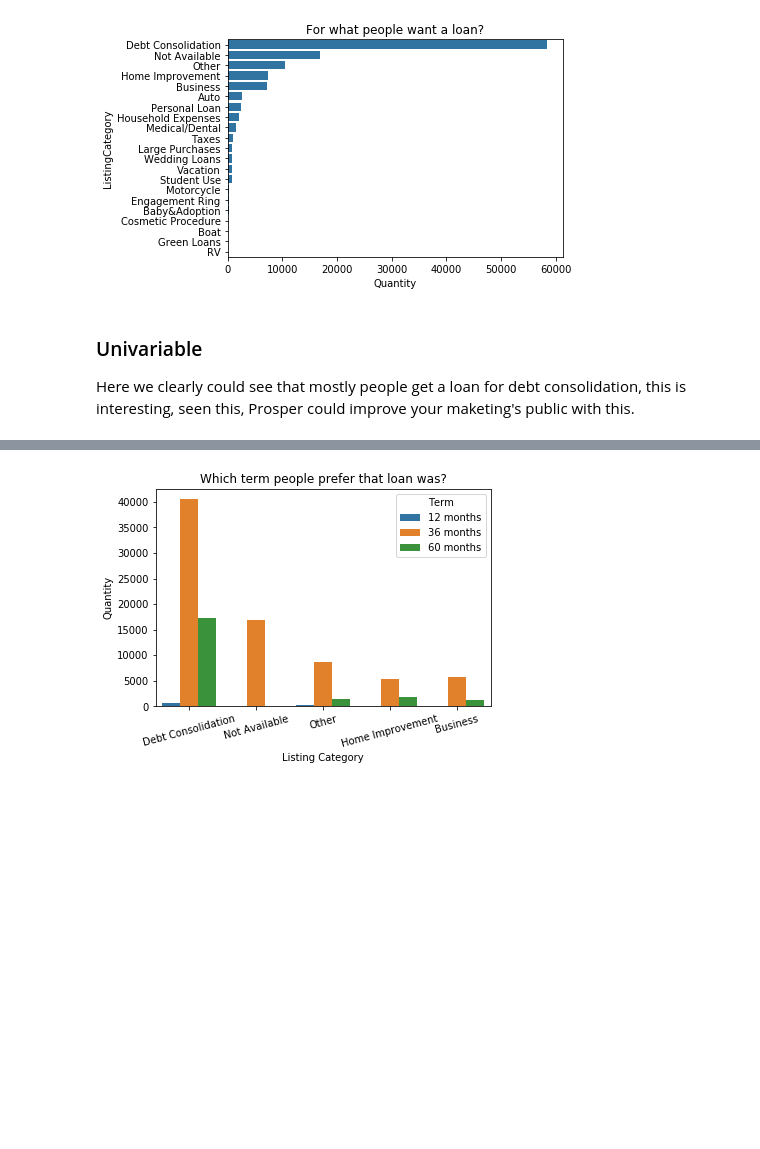
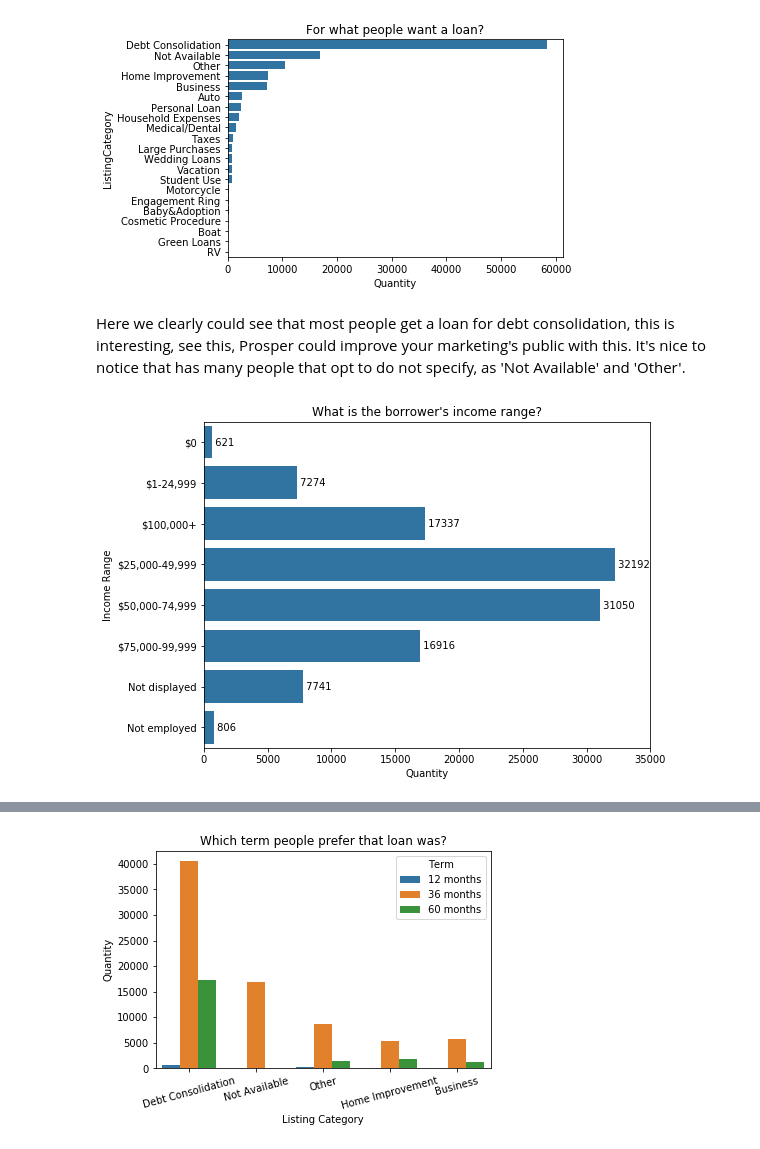
Before and after one commit to Phomint/Udacity_DataAnalysis, a Jupyter notebook: Projects/Project_5/exploration_template.ipynb, the cells around one changed output, grey strips where cells are left out. Cells and saved outputs as stored; diff of their text form; code cells hidden in the pictures; blank space fills up the shorter version.

```diff
--- a/Projects/Project_5/exploration_template.ipynb
+++ b/Projects/Project_5/exploration_template.ipynb
@@ -81,5 +81,23 @@ plt.title('For what people want a loan?');
 # %% [output]
 [figure]
 # %% [markdown]
-### Univariable
-Here we clearly could see that mostly people get a loan for debt consolidation, this is interesting, seen this, Prosper could improve your maketing's public with this.
+Here we clearly could see that most people get a loan for debt consolidation, this is interesting, see this, Prosper could improve your marketing's public with this. It's nice to notice that has many people that opt to do not specify, as 'Not Available' and 'Other'.
+# %%
+income_counts = df['IncomeRange'].value_counts()
+
+plt.figure(figsize=(8,6))
+sb.countplot(data=df, y='IncomeRange',color=color, order=income_counts.sort_index().index)
+
+dist = income_counts.sort_index()
+locs, labels = plt.yticks()
+for loc, label in zip(locs, labels):
+    count = dist[label.get_text()]
+    pct_string = (' {} '.format(count))
+    plt.text(count, loc, pct_string, va='center')
+
+plt.xticks(np.arange(0, 40000, 5000))
+plt.xlabel('Quantity')
+plt.ylabel('Income Range')
+plt.title('What is the borrower\'s income range?');
+# %% [output]
+[figure, added]
```
Also changed, not shown: parts of 10 cells of this notebook.
